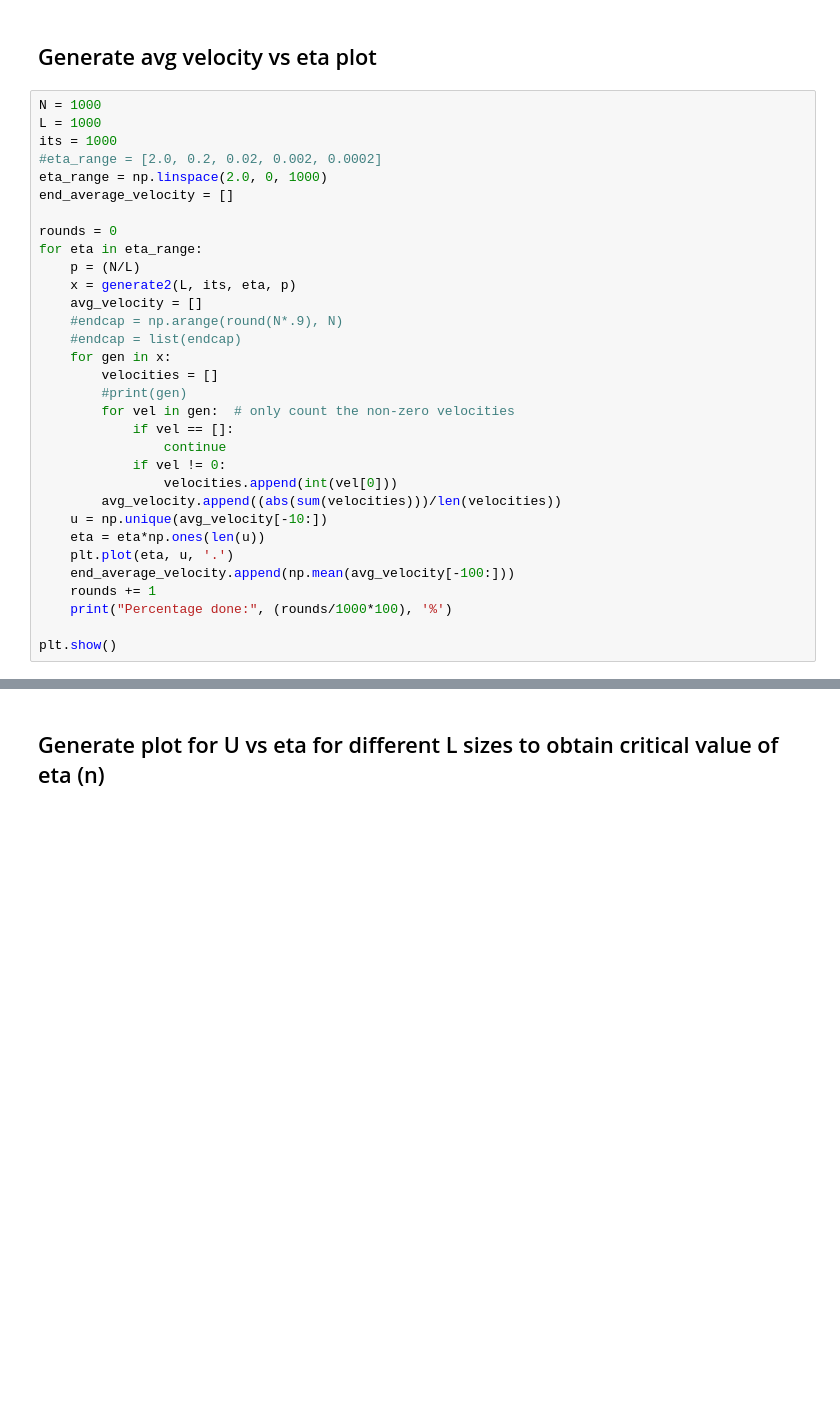
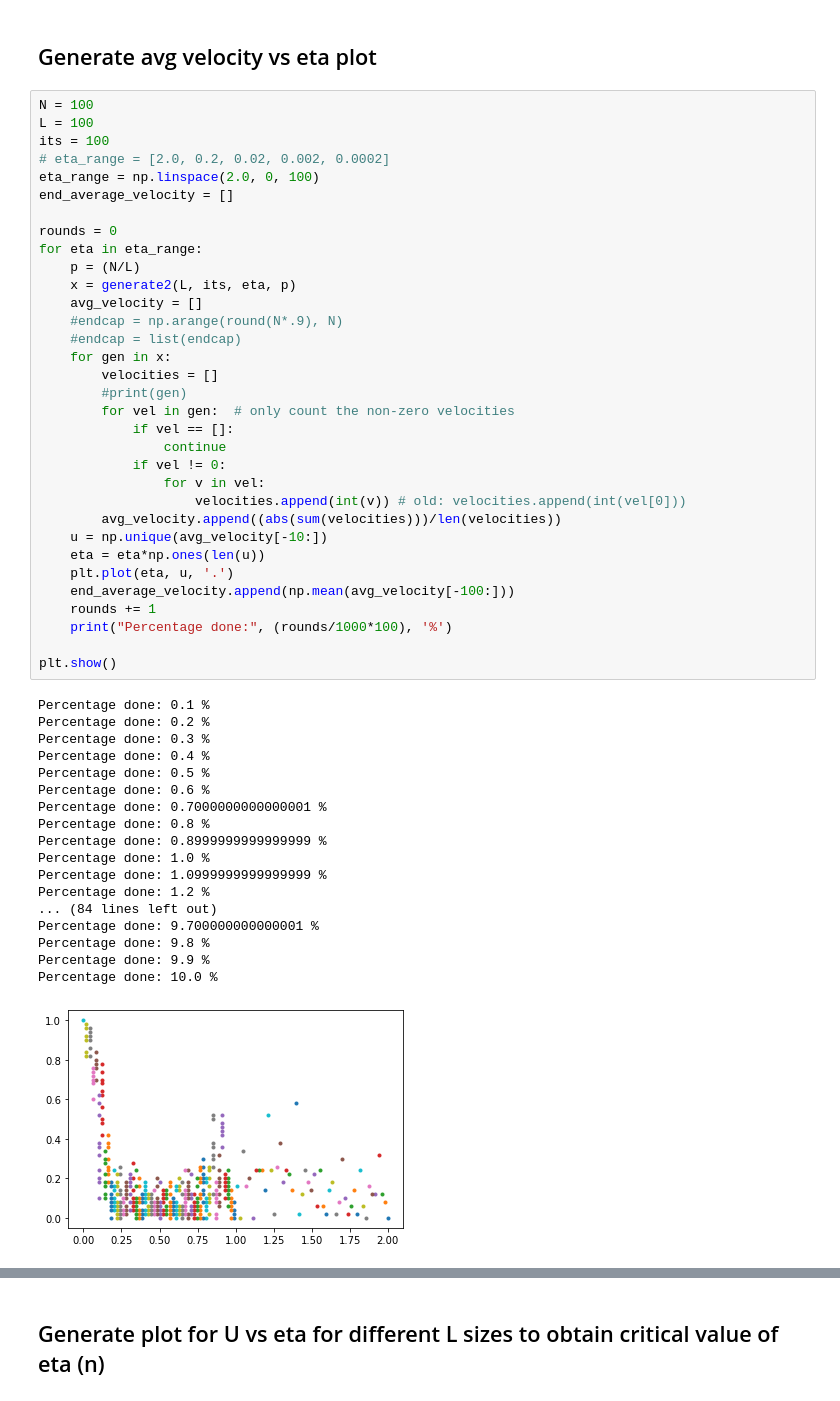
Before and after one commit to wiebetimmers/CSS-ParticleFlocking, a Jupyter notebook: 1D_viscek_automata_density.ipynb, the cells around one changed output, grey strips where cells are left out. Cells and saved outputs as stored; diff of their text form; blank space fills up the shorter version.

```diff
--- a/1D_viscek_automata_density.ipynb
+++ b/1D_viscek_automata_density.ipynb
@@ -273,37 +273,57 @@ plt.show()
 # %% [markdown]
 ## Generate avg velocity vs eta plot
 # %%
-N = 1000
-L = 1000
-its = 1000
-#eta_range = [2.0, 0.2, 0.02, 0.002, 0.0002]
-eta_range = np.linspace(2.0, 0, 1000)
+N = 100
+L = 100
+its = 100
+# eta_range = [2.0, 0.2, 0.02, 0.002, 0.0002]
+eta_range = np.linspace(2.0, 0, 100)
 end_average_velocity = []
 
 rounds = 0
 for eta in eta_range:
     p = (N/L)
     x = generate2(L, its, eta, p)
     avg_velocity = []
     #endcap = np.arange(round(N*.9), N)
     #endcap = list(endcap)
     for gen in x:
         velocities = []
         #print(gen)
         for vel in gen:  # only count the non-zero velocities
             if vel == []:
                 continue
             if vel != 0:
-                velocities.append(int(vel[0]))
+                for v in vel:
+                    velocities.append(int(v)) # old: velocities.append(int(vel[0]))
         avg_velocity.append((abs(sum(velocities)))/len(velocities))
     u = np.unique(avg_velocity[-10:])
     eta = eta*np.ones(len(u))
     plt.plot(eta, u, '.')
     end_average_velocity.append(np.mean(avg_velocity[-100:]))
     rounds += 1
     print("Percentage done:", (rounds/1000*100), '%')
 
 plt.show()
+# %% [output]
+Percentage done: 0.1 %
+Percentage done: 0.2 %
+Percentage done: 0.3 %
+Percentage done: 0.4 %
+Percentage done: 0.5 %
+Percentage done: 0.6 %
+Percentage done: 0.7000000000000001 %
+Percentage done: 0.8 %
+Percentage done: 0.8999999999999999 %
+Percentage done: 1.0 %
+Percentage done: 1.0999999999999999 %
+Percentage done: 1.2 %
+... (84 lines left out)
+Percentage done: 9.700000000000001 %
+Percentage done: 9.8 %
+Percentage done: 9.9 %
+Percentage done: 10.0 %
+[figure, added]
 # %%
 plt.plot(eta_range, end_average_velocity)
 plt.xlabel('eta(n)')
```
Also changed, not shown: parts of 10 cells of this notebook.
